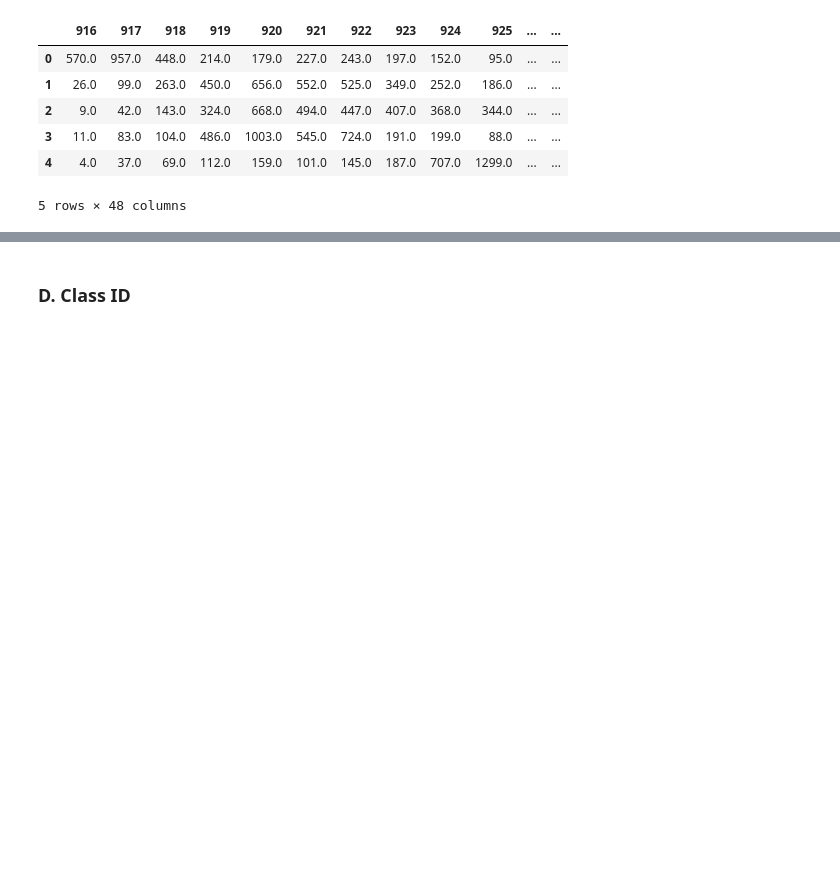
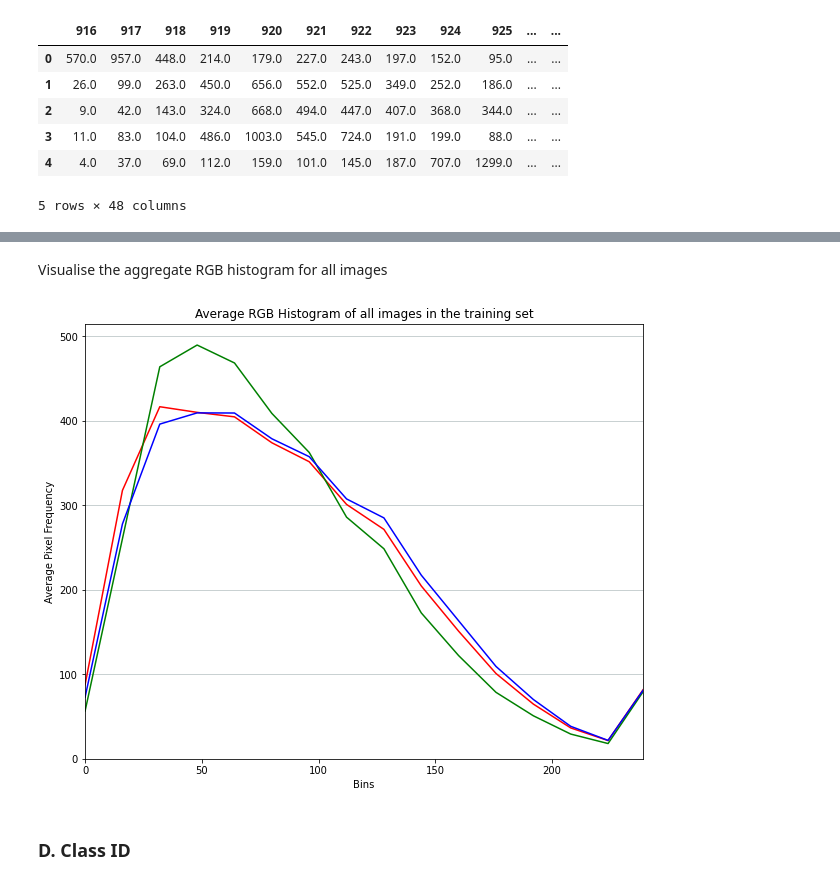
Before and after one commit to Adamouization/Seal-Pup-Aerial-Imagery-Neural-Network-Classifier, a Jupyter notebook: jupyter prototyping/binary_classification.ipynb, the cells around one changed output, grey strips where cells are left out. Saved outputs shown, nothing was run; the diff lists cells and outputs as text; code cells hidden in the pictures; blank space fills up the shorter version.

```diff
--- a/jupyter prototyping/binary_classification.ipynb
+++ b/jupyter prototyping/binary_classification.ipynb
@@ -134,3 +145,23 @@ memory usage: 22.8 MB
+# %% [markdown]
+Visualise the aggregate RGB histogram for all images
+# %%
+# Matplot lib plot (line graph).
+plt.figure(figsize=(10, 8))
+plt.plot(bin_labels, red_channel.mean().values, color="red")
+plt.plot(bin_labels, green_channel.mean().values, color="green")
+plt.plot(bin_labels, blue_channel.mean().values, color="blue")
+plt.xlim((0, 255-16))
+plt.ylim(0, max(max(red_channel.mean().values), max(green_channel.mean().values), max(blue_channel.mean().values)) + 25)  # Add padding.
+plt.xlabel("Bins")
+plt.ylabel("Average Pixel Frequency")
+plt.title("Average RGB Histogram of all images in the training set")
+plt.grid(color='#95a5a6', linestyle='-', linewidth=1, axis='y', alpha=0.5)
+
+# Save and display chart.
+plt.savefig("rgb_avg_hist_all_training_set.png")
+plt.show()
+# %% [output]
+[figure, added]
 # %% [markdown]
 ### D. Class ID
 # %%
```
Also changed, not shown: parts of 11 cells of this notebook, 3 other files.
